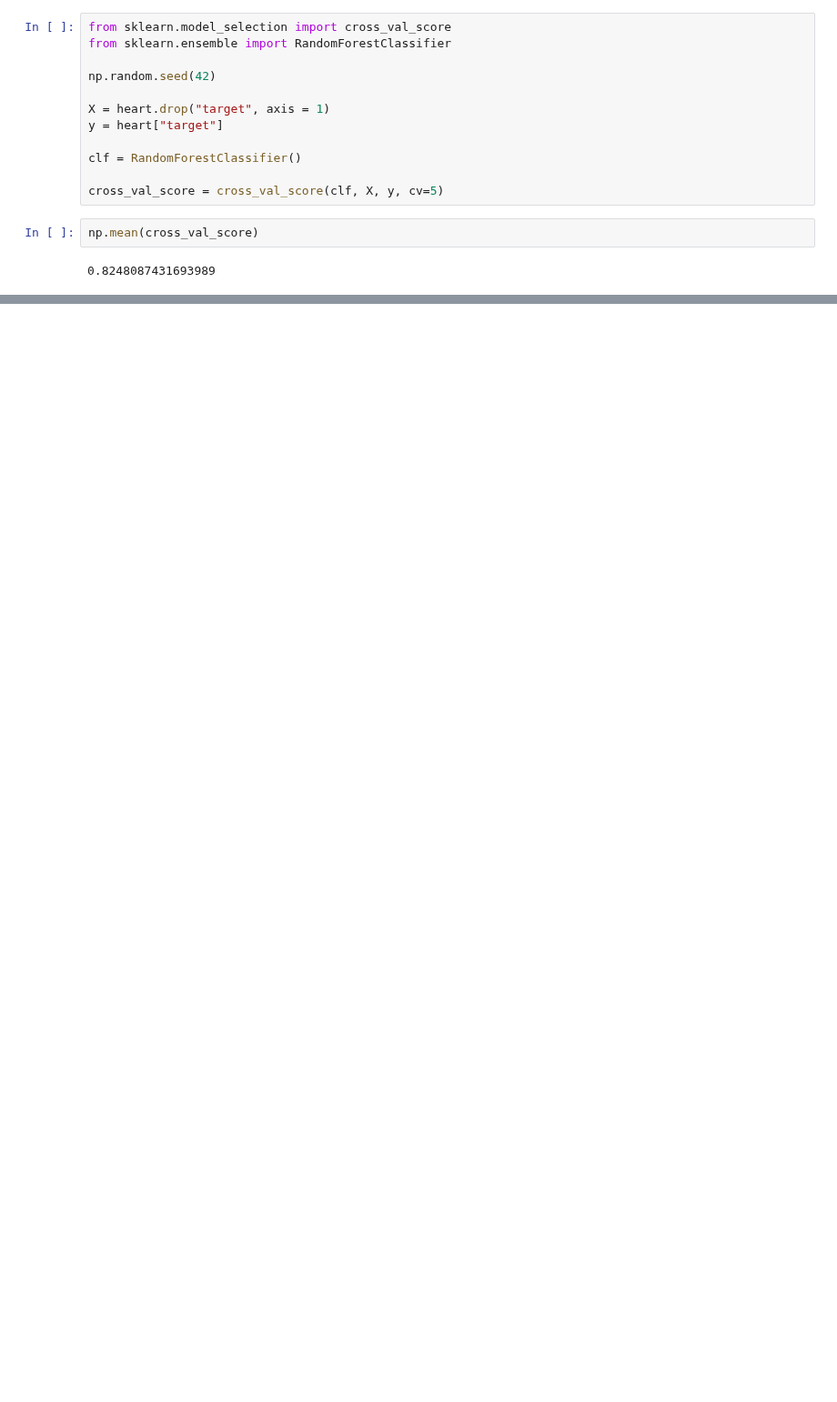
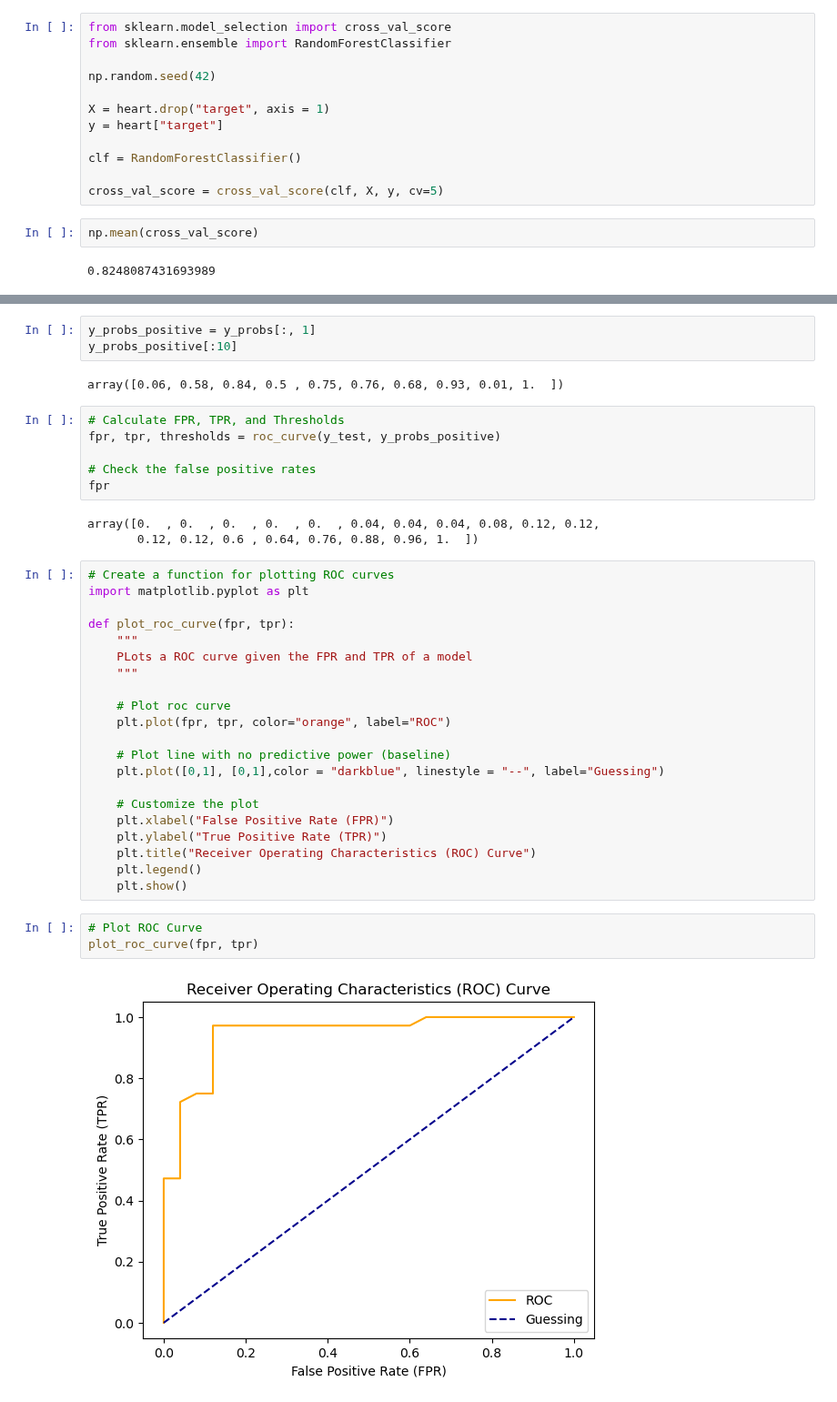
Before and after one commit to judgemongcal/ztm-machine-learning-course, a Jupyter notebook: scikit-learn/introduction-to-scikit-learn.ipynb, the cells around one changed output, grey strips where cells are left out. Shown at 91% size. Saved outputs shown, nothing was run; the diff lists cells and outputs as text; blank space fills up the shorter version.

Commit message:
evaluating a classification model using AUC-ROC Curve

```diff
--- a/scikit-learn/introduction-to-scikit-learn.ipynb
+++ b/scikit-learn/introduction-to-scikit-learn.ipynb
@@ -1164,0 +1217,40 @@ SyntaxError: f-string: unmatched ')' (826644772.py, line 1)
+# %%
+y_probs_positive = y_probs[:, 1]
+y_probs_positive[:10]
+# %% [output]
+array([0.06, 0.58, 0.84, 0.5 , 0.75, 0.76, 0.68, 0.93, 0.01, 1.  ])
+# %%
+# Calculate FPR, TPR, and Thresholds
+fpr, tpr, thresholds = roc_curve(y_test, y_probs_positive)
+
+# Check the false positive rates
+fpr
+# %% [output]
+array([0.  , 0.  , 0.  , 0.  , 0.  , 0.04, 0.04, 0.04, 0.08, 0.12, 0.12,
+       0.12, 0.12, 0.6 , 0.64, 0.76, 0.88, 0.96, 1.  ])
+# %%
+# Create a function for plotting ROC curves
+import matplotlib.pyplot as plt
+
+def plot_roc_curve(fpr, tpr):
+    """
+    PLots a ROC curve given the FPR and TPR of a model
+    """
+
+    # Plot roc curve
+    plt.plot(fpr, tpr, color="orange", label="ROC")
+
+    # Plot line with no predictive power (baseline)
+    plt.plot([0,1], [0,1],color = "darkblue", linestyle = "--", label="Guessing")
+
+    # Customize the plot
+    plt.xlabel("False Positive Rate (FPR)")
+    plt.ylabel("True Positive Rate (TPR)")
+    plt.title("Receiver Operating Characteristics (ROC) Curve")
+    plt.legend()
+    plt.show()
+# %%
+# Plot ROC Curve
+plot_roc_curve(fpr, tpr)
+# %% [output]
+[figure, added]
```
Also changed, not shown: parts of 6 cells of this notebook.
